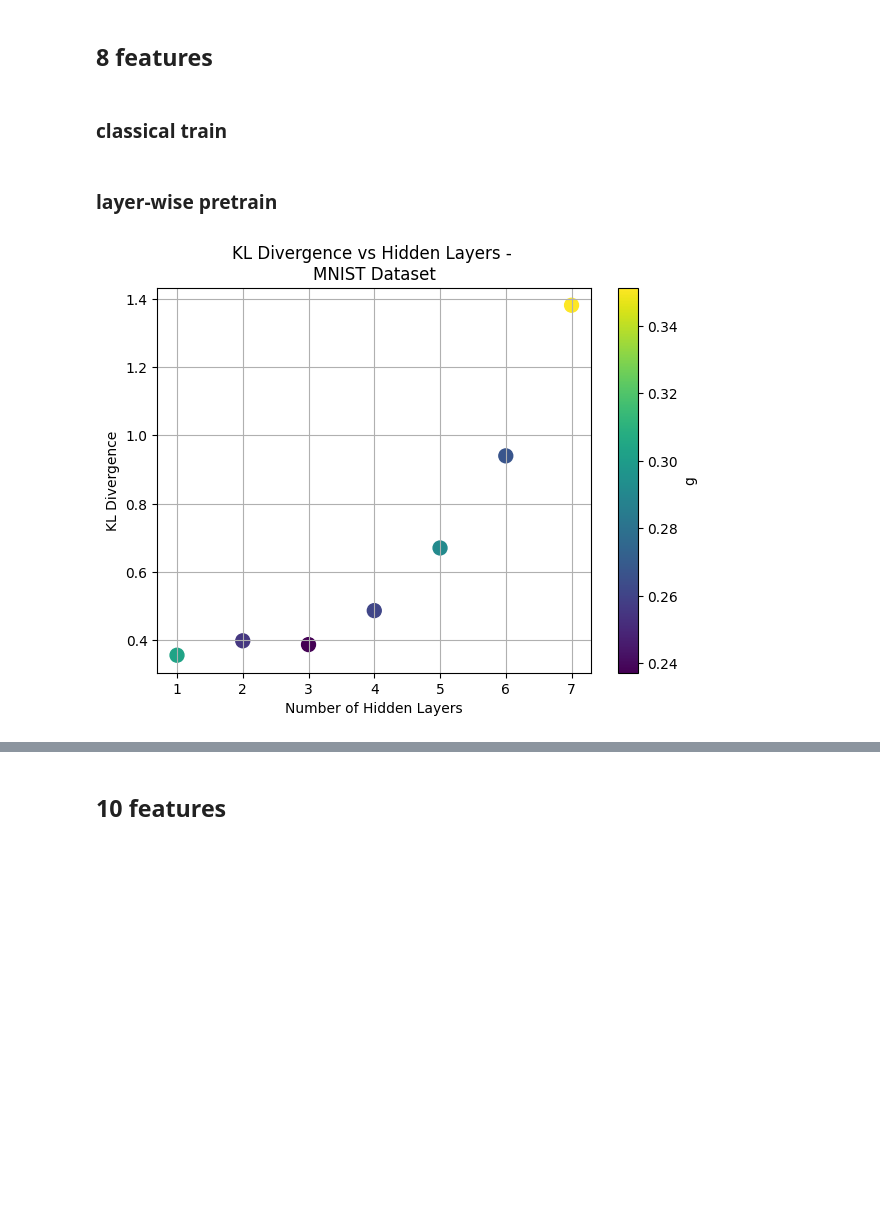
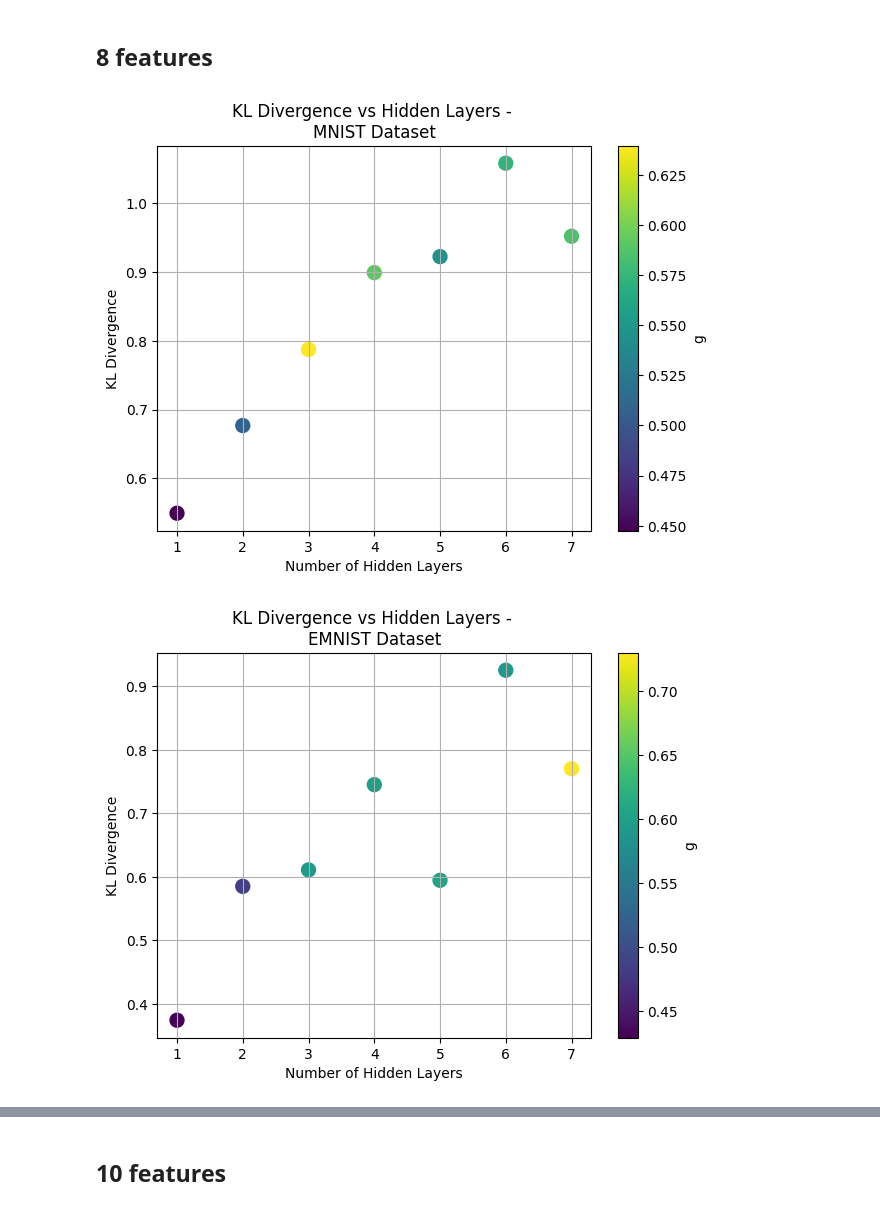
Before and after one commit to EnricoFrau/Autoencoders-Abstraction, a Jupyter notebook: notebooks/depth_analysis.ipynb, the cells around one changed output, grey strips where cells are left out. Drawn from its saved outputs; the diff is of its cells as text; code cells hidden in the pictures; blank space fills up the shorter version.

```diff
--- a/notebooks/depth_analysis.ipynb
+++ b/notebooks/depth_analysis.ipynb
@@ -509,4 +523,2 @@ plot_KLs_vs_hidden_layers(KLs_dict["MNIST"], gs_dict["MNIST"], "MNIST")
 # %% [markdown]
 ## 8 features
-# %% [markdown]
-### classical train
@@ -540,2 +524,0 @@ gs_dict["MNIST"].append(g)
-# %% [markdown]
-### layer-wise pretrain
@@ -584,4 +525,46 @@ gs_dict["MNIST"].append(g)
-# %%
-plot_KLs_vs_hidden_layers(KLs_dict["MNIST"], gs_dict["MNIST"], "MNIST")
-# %% [output]
-[figure, removed]
+# %%
+KLs_dict = {
+    '2MNIST': [],
+    'MNIST': [],
+    'EMNIST': []}
+
+gs_dict = {
+    '2MNIST': [],
+    'MNIST': [],
+    'EMNIST': []}
+
+
+
+
+for dataset in datasets:
+
+    for num_hidden_layers in range(1,8):    # 1-7 hl
+        latent_dim = 8
+        decrease_rate = 0.6
+        decrease_rate_str = "06"
+        train_loader = train_loaders[dataset]
+        val_loader = val_loaders[dataset]
+        input_dim = 28 * 28
+        threshold_for_binarization = 0.3
+
+        my_model = AE_0(
+            input_dim=input_dim,
+            latent_dim=latent_dim,
+            decrease_rate=decrease_rate,
+            device=device,
+            hidden_layers=num_hidden_layers
+        ).to(device)
+        model_path = f"/Users/enricofrausin/Programmazione/PythonProjects/Tesi/Autoencoders/models/{dataset}/ld{latent_dim}_dr{decrease_rate_str}_lr1e3_lwpretrain_{num_hidden_layers}hl.pth"
+        my_model.load_state_dict(torch.load(model_path, map_location=device))
+
+        KL, g = get_KL_with_HFM_with_optimal_g(my_model, train_loader, return_g=True, threshold_for_binarization=threshold_for_binarization)
+
+        KLs_dict[dataset].append(KL)
+        gs_dict[dataset].append(g)
+
+    plot_KLs_vs_hidden_layers(KLs_dict[dataset], gs_dict[dataset], dataset)
+
+datasets_dicts_comparison(KLs_dict)
+# %% [output]
+[figure, added]
+[figure, added]
```
Also changed, not shown: parts of 44 cells of this notebook, 6 other files.
